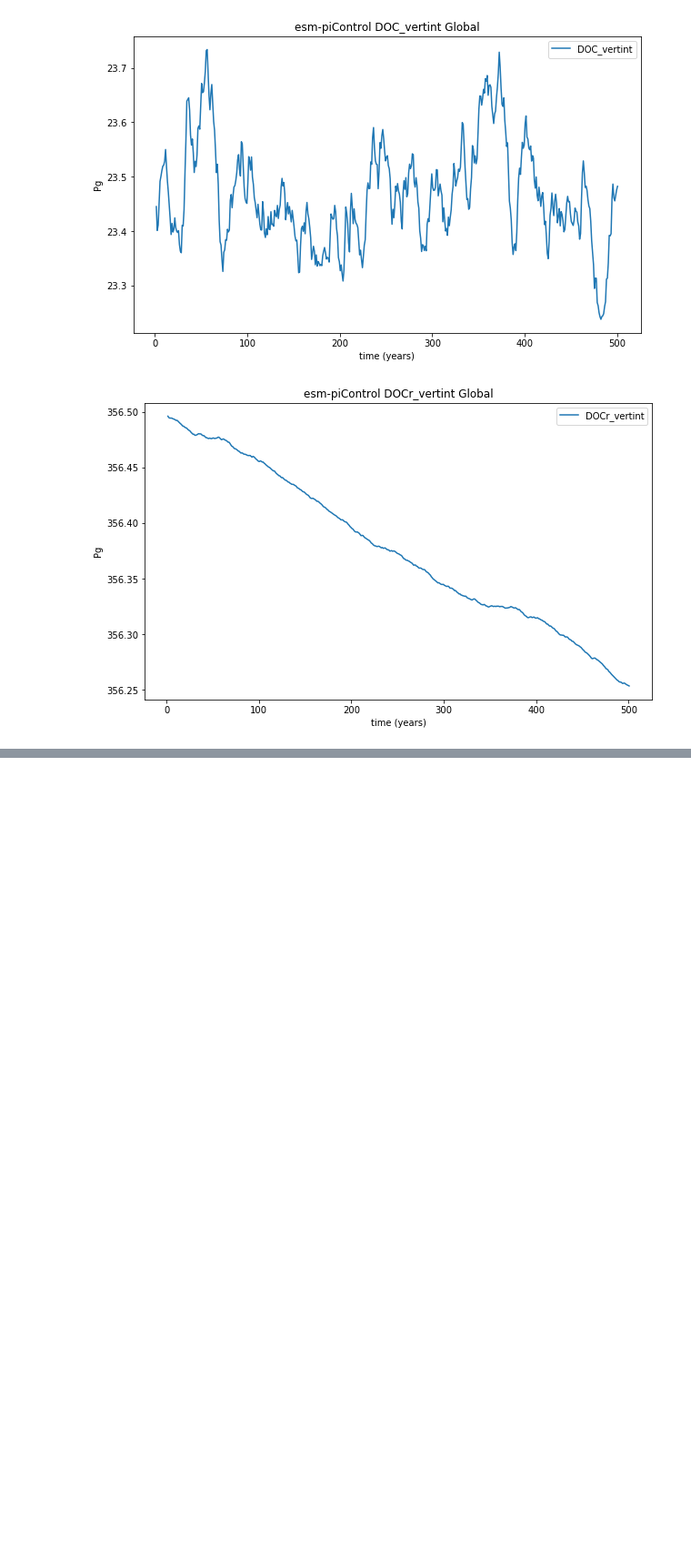
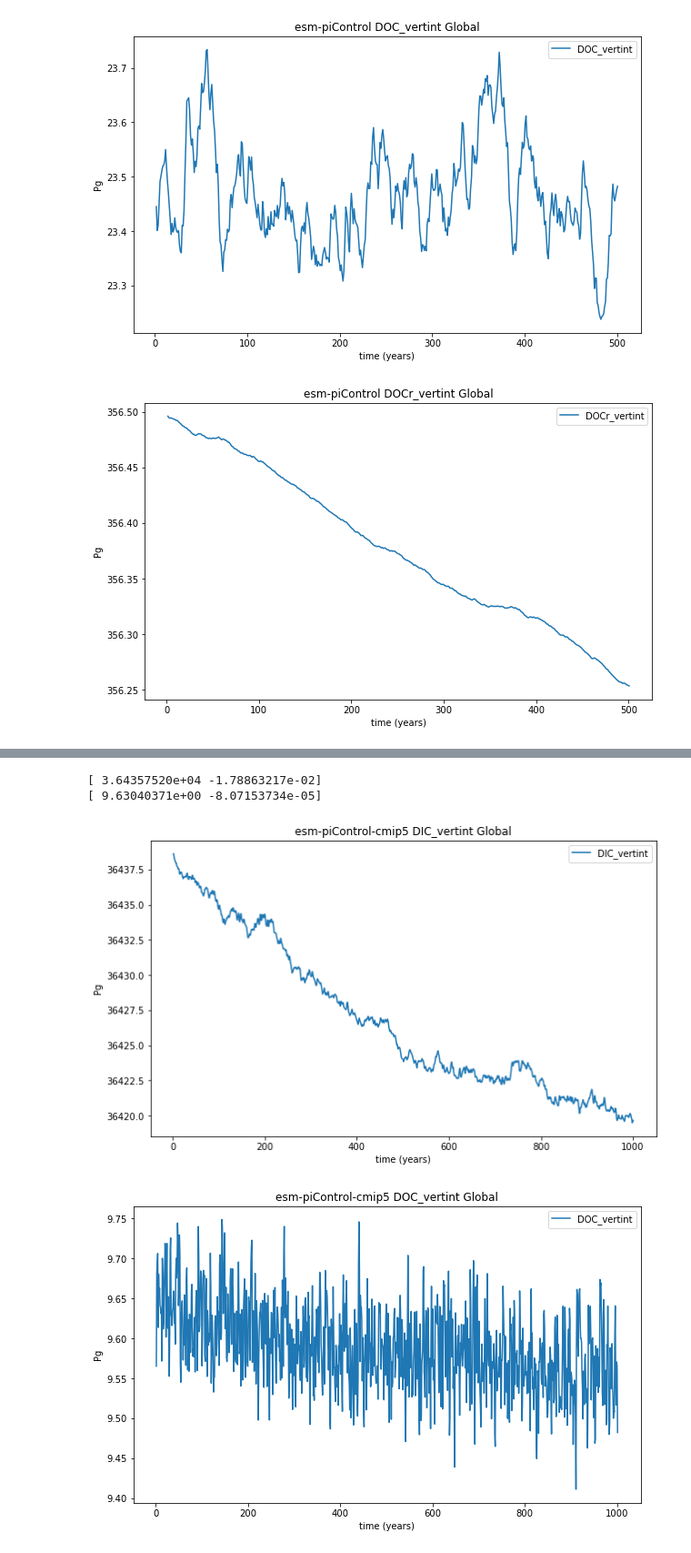
Before and after one commit to klindsay28/CESM2_coup_carb_cycle_JAMES, a Jupyter notebook: Cinv_ocn_drift.ipynb, the cells around one changed output, grey strips where cells are left out. Shown: that part at 91% size. Drawn from its saved outputs; the diff is of its cells as text; code cells hidden in the pictures; blank space fills up the shorter version.

```diff
--- a/Cinv_ocn_drift.ipynb
+++ b/Cinv_ocn_drift.ipynb
@@ -60,3 +66,10 @@ Cinv_ocn_drift_summary(experiment='esm-piControl')
+# %%
+Cinv_ocn_drift_summary(experiment='esm-piControl-cmip5', varnames = ['DIC_vertint', 'DOC_vertint'])
+# %% [output]
+[ 3.64357520e+04 -1.78863217e-02]
+[ 9.63040371e+00 -8.07153734e-05]
+[figure, added]
+[figure, added]
 # %%
 if clobber:
     cluster.close()
```
Also changed, not shown: parts of 3 cells of this notebook, 3 other files.
